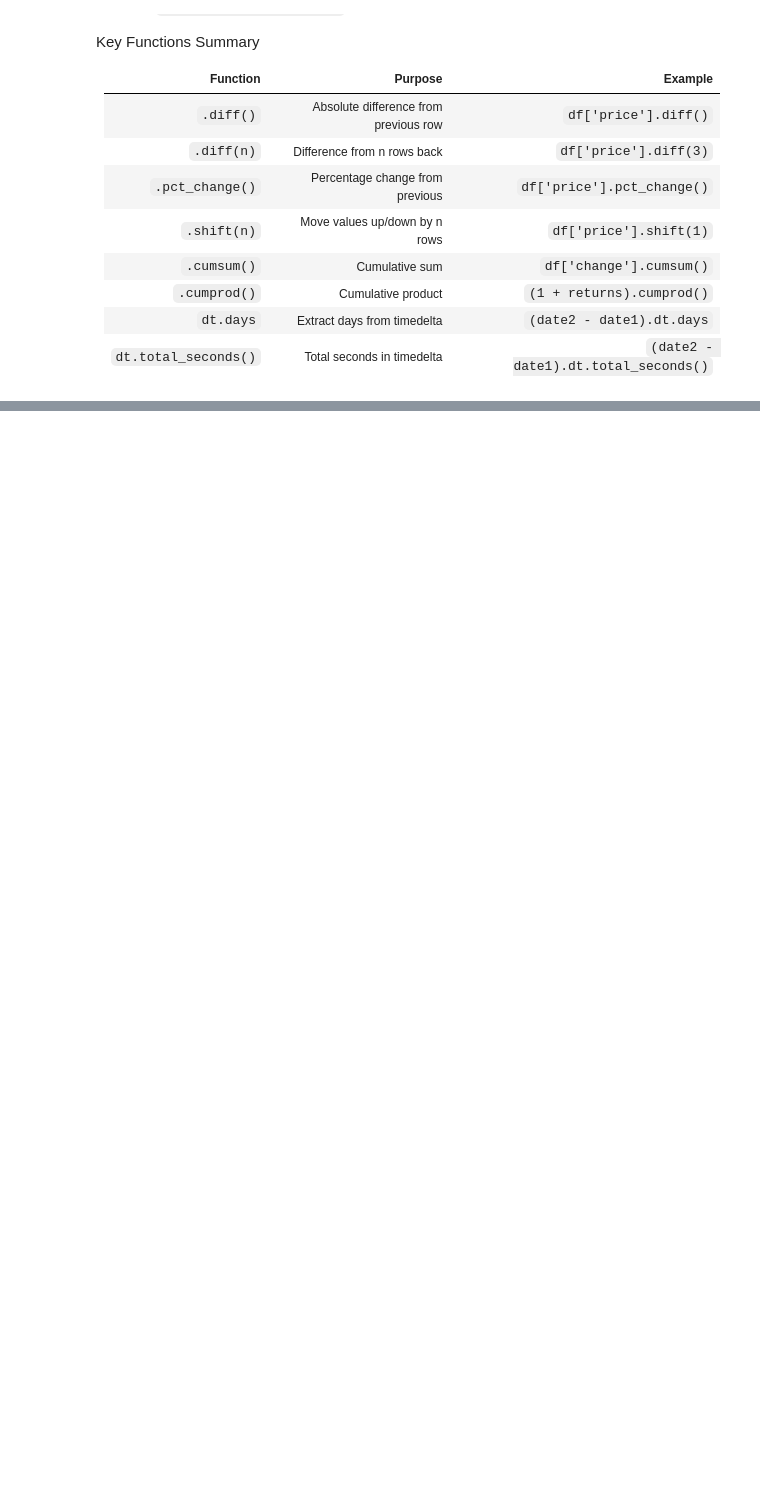
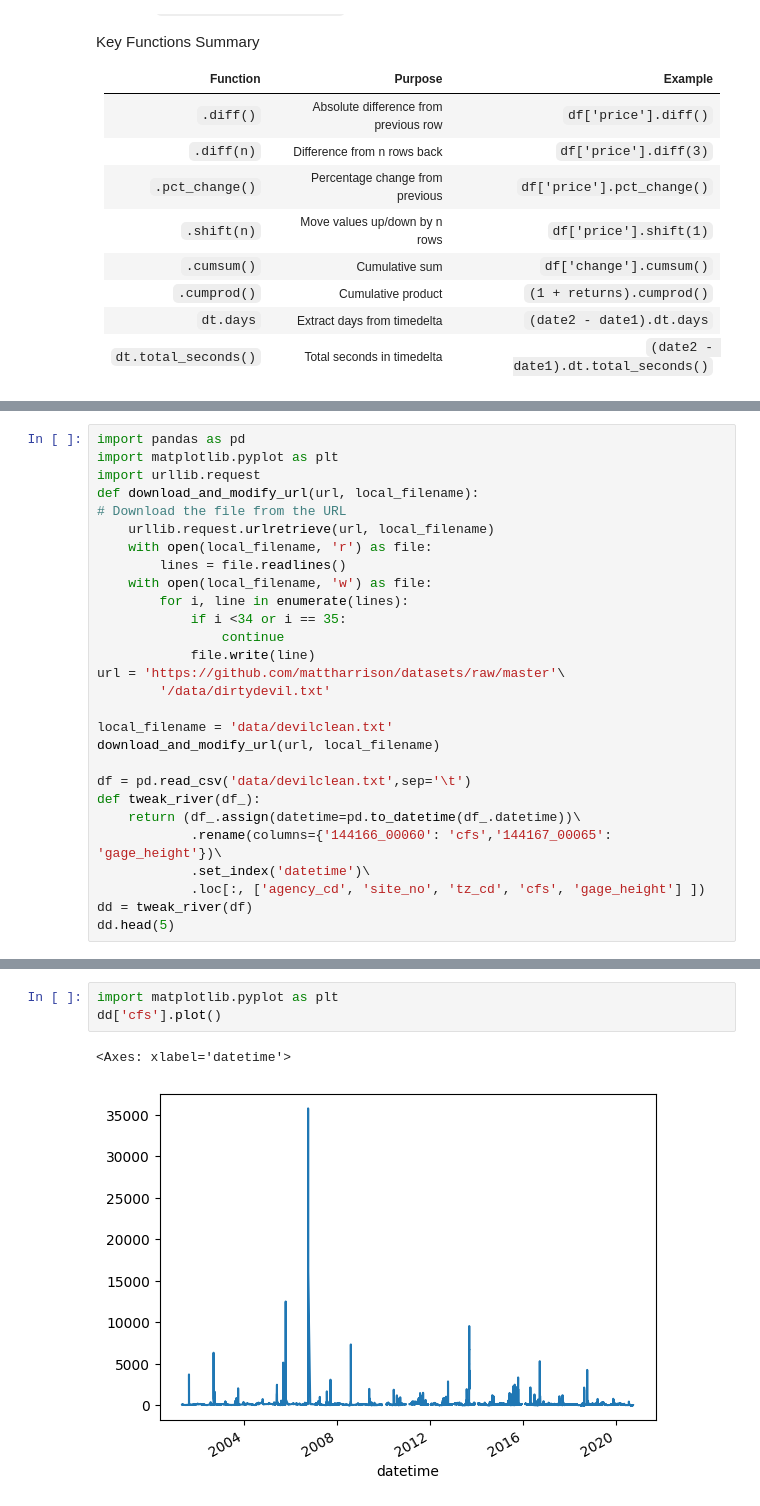
Before and after one commit to jeremyxtmeng/learning-pandas-plotting, a Jupyter notebook: learning_5_pandas_datetime.ipynb, the cells around one changed output, grey strips where cells are left out. Saved outputs shown, nothing was run; the diff lists cells and outputs as text; blank space fills up the shorter version.

Commit message:
finished the effective pandas 2

```diff
--- a/learning_5_pandas_datetime.ipynb
+++ b/learning_5_pandas_datetime.ipynb
@@ -52,0 +104,28 @@ Key Functions Summary
+# %%
+import pandas as pd
+import matplotlib.pyplot as plt
+import urllib.request
+def download_and_modify_url(url, local_filename):
+# Download the file from the URL
+    urllib.request.urlretrieve(url, local_filename)
+    with open(local_filename, 'r') as file:
+        lines = file.readlines()
+    with open(local_filename, 'w') as file:
+        for i, line in enumerate(lines):
+            if i <34 or i == 35:
+                continue
+            file.write(line)
+url = 'https://github.com/mattharrison/datasets/raw/master'\
+        '/data/dirtydevil.txt'
+
+local_filename = 'data/devilclean.txt'
+download_and_modify_url(url, local_filename)
+
+df = pd.read_csv('data/devilclean.txt',sep='\t')
+def tweak_river(df_):
+    return (df_.assign(datetime=pd.to_datetime(df_.datetime))\
+            .rename(columns={'144166_00060': 'cfs','144167_00065': 'gage_height'})\
+            .set_index('datetime')\
+            .loc[:, ['agency_cd', 'site_no', 'tz_cd', 'cfs', 'gage_height'] ])
+dd = tweak_river(df)
+dd.head(5)
@@ -52,0 +140,6 @@ Key Functions Summary
+# %%
+import matplotlib.pyplot as plt
+dd['cfs'].plot()
+# %% [output]
+<Axes: xlabel='datetime'>
+[figure, added]
```
Also changed, not shown: parts of 13 cells of this notebook, 1 other file.
